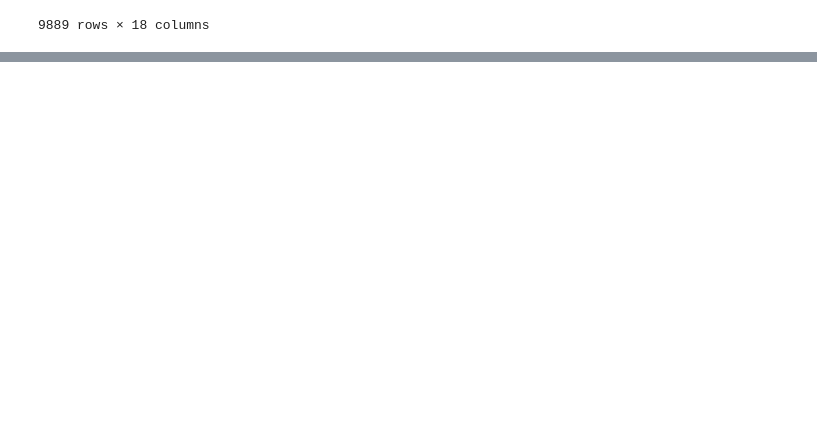
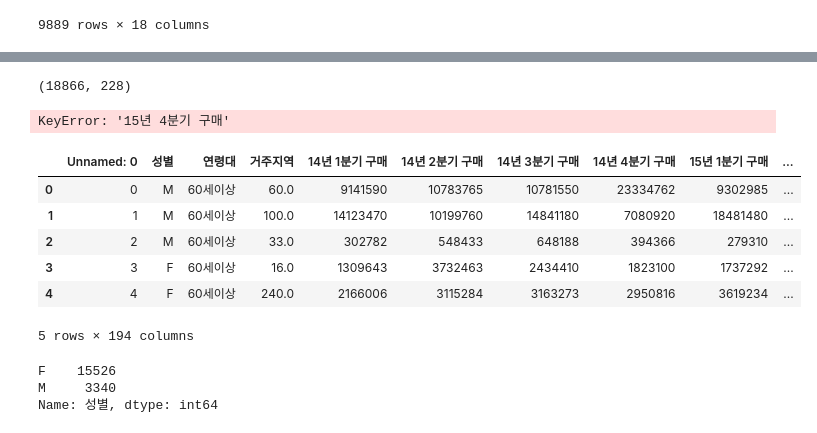
Before and after one commit to kkyxxn/curriculum, a Jupyter notebook: proejct/team_project_2.ipynb, the cells around one changed output, grey strips where cells are left out. Saved outputs shown, nothing was run; the diff lists cells and outputs as text; code cells hidden in the pictures; blank space fills up the shorter version.

```diff
--- a/proejct/team_project_2.ipynb
+++ b/proejct/team_project_2.ipynb
@@ -175,0 +269,11 @@ prodamount_group4
+# %%
+df.shape
+# %% [output]
+(18866, 228)
+# %%
+df3= df.copy()
+df3['label'] = ''
+df3.label[df3['15년 4분기 구매']-df3['14년 4분기 구매']>=0] = 1
+df3.label[df3['15년 4분기 구매']-df3['14년 4분기 구매']<0] = 0
+# %% [output]
+KeyError: '15년 4분기 구매'
@@ -175,0 +324,11 @@ prodamount_group4
+# %%
+df = pd.read_csv('./dataset/project.csv', encoding='CP949')
+df.head()
+# %% [output]
+|  | Unnamed: 0 | 성별 | 연령대 | 거주지역 | 14년 1분기 구매 | 14년 2분기 구매 | 14년 3분기 구매 | 14년 4분기 구매 | 15년 1분기 구매 | ... |
+| 0 | 0 | M | 60세이상 | 60.0 | 9141590 | 10783765 | 10781550 | 23334762 | 9302985 | ... |
+| 1 | 1 | M | 60세이상 | 100.0 | 14123470 | 10199760 | 14841180 | 7080920 | 18481480 | ... |
+| 2 | 2 | M | 60세이상 | 33.0 | 302782 | 548433 | 648188 | 394366 | 279310 | ... |
+| 3 | 3 | F | 60세이상 | 16.0 | 1309643 | 3732463 | 2434410 | 1823100 | 1737292 | ... |
+| 4 | 4 | F | 60세이상 | 240.0 | 2166006 | 3115284 | 3163273 | 2950816 | 3619234 | ... |
+5 rows × 194 columns
@@ -175,0 +340,6 @@ prodamount_group4
+# %%
+X_data['성별'].value_counts()
+# %% [output]
+F    15526
+M     3340
+Name: 성별, dtype: int64
```
Also changed, not shown: parts of 14 cells of this notebook.
